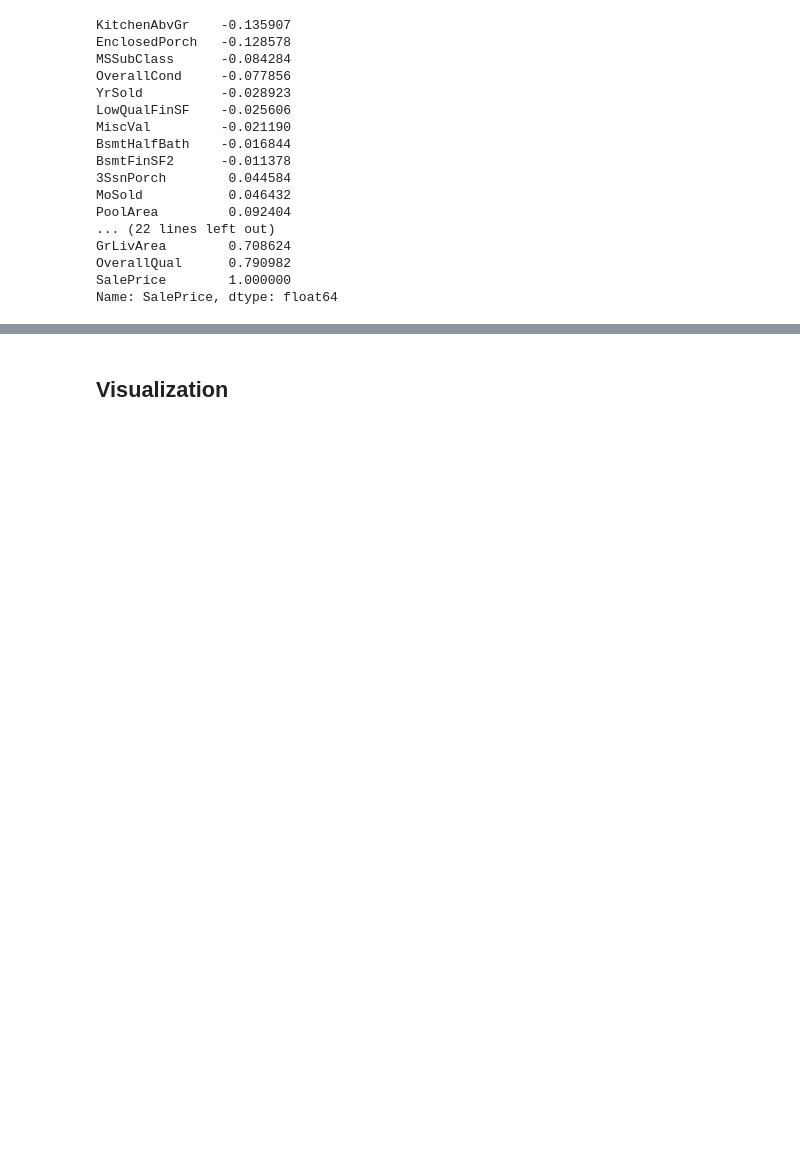
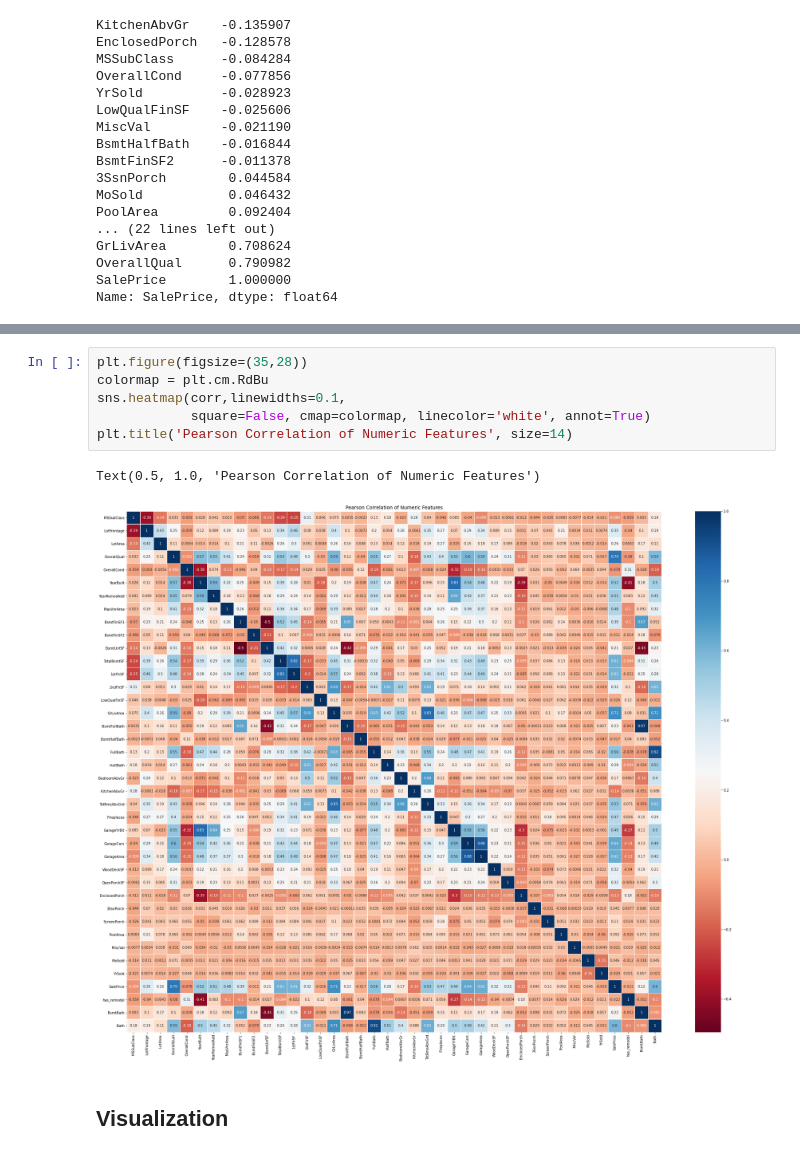
Before and after one commit to zrrddd/House_Prices, a Jupyter notebook: EDA.ipynb, the cells around one changed output, grey strips where cells are left out. Drawn from its saved outputs; the diff is of its cells as text; blank space fills up the shorter version.

```diff
--- a/EDA.ipynb
+++ b/EDA.ipynb
@@ -100,3 +101,12 @@ data.corr()
+# %%
+plt.figure(figsize=(35,28))
+colormap = plt.cm.RdBu
+sns.heatmap(corr,linewidths=0.1,
+            square=False, cmap=colormap, linecolor='white', annot=True)
+plt.title('Pearson Correlation of Numeric Features', size=14)
+# %% [output]
+Text(0.5, 1.0, 'Pearson Correlation of Numeric Features')
+[figure, added]
 # %% [markdown]
 ## Visualization
 # %% [markdown]
```
Also changed, not shown: parts of 13 cells of this notebook, 2 other files.
